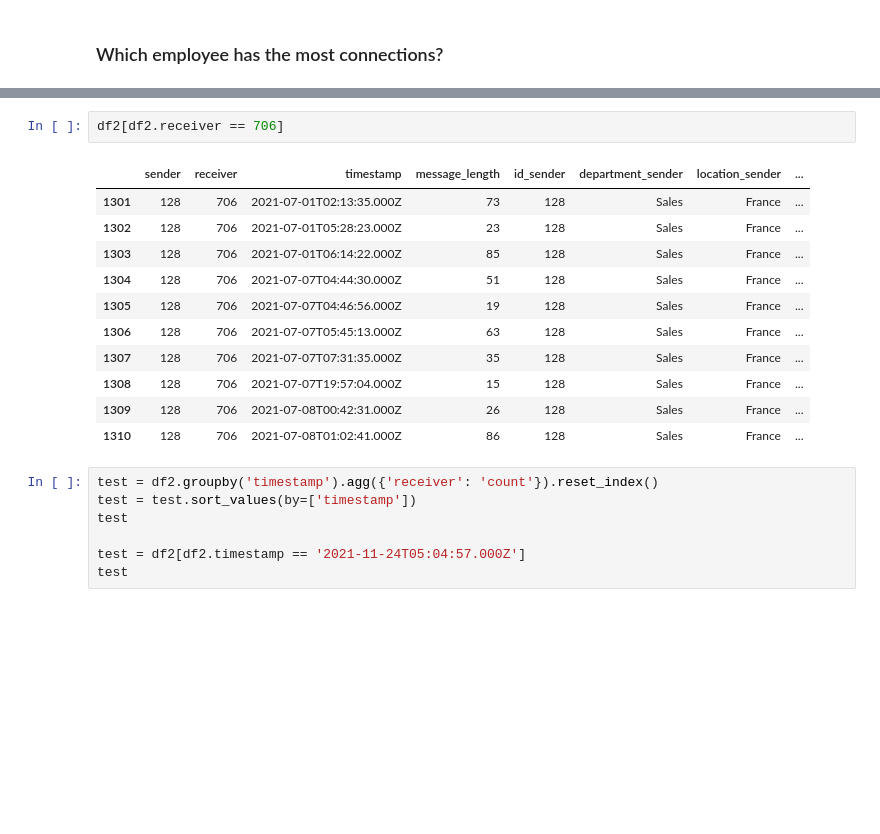
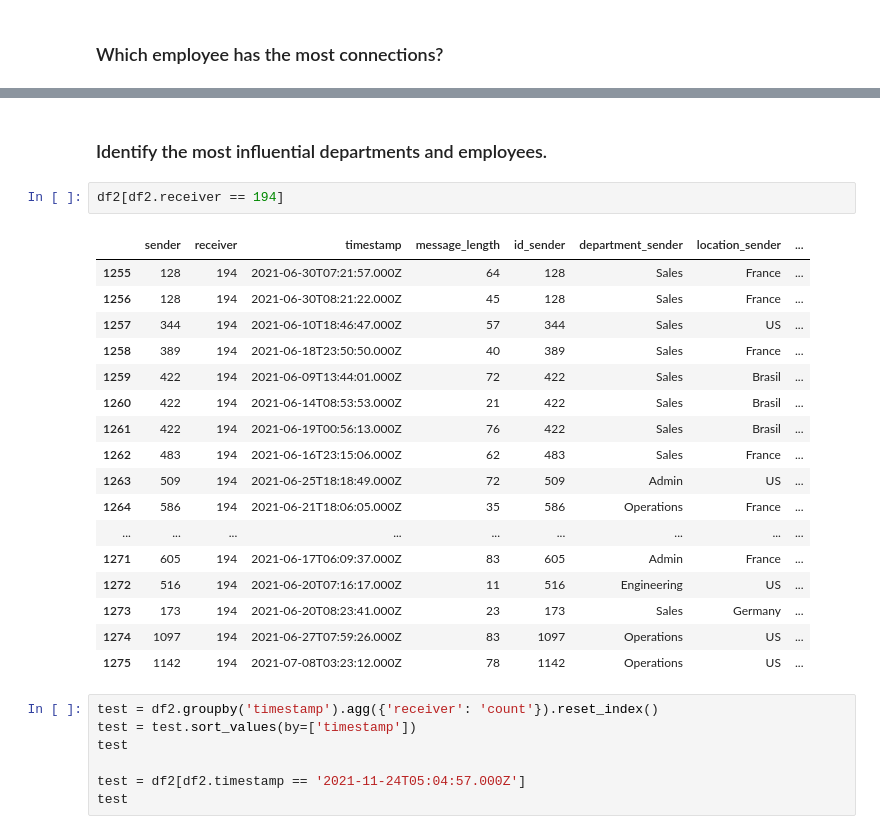
Before and after one commit to nicholastangyx/Datacamp-Competition-Employee-Network-Analysis-, a Jupyter notebook: Analysis.ipynb, the cells around one changed output, grey strips where cells are left out. Saved outputs shown, nothing was run; the diff lists cells and outputs as text; blank space fills up the shorter version.

```diff
--- a/Analysis.ipynb
+++ b/Analysis.ipynb
@@ -239,17 +250,25 @@ fig.show()
+# %% [markdown]
+### Identify the most influential departments and employees.
 # %%
-df2[df2.receiver == 706]
+df2[df2.receiver == 194]
 # %% [output]
 |  | sender | receiver | timestamp | message_length | id_sender | department_sender | location_sender | ... |
-| 1301 | 128 | 706 | 2021-07-01T02:13:35.000Z | 73 | 128 | Sales | France | ... |
-| 1302 | 128 | 706 | 2021-07-01T05:28:23.000Z | 23 | 128 | Sales | France | ... |
-| 1303 | 128 | 706 | 2021-07-01T06:14:22.000Z | 85 | 128 | Sales | France | ... |
-| 1304 | 128 | 706 | 2021-07-07T04:44:30.000Z | 51 | 128 | Sales | France | ... |
-| 1305 | 128 | 706 | 2021-07-07T04:46:56.000Z | 19 | 128 | Sales | France | ... |
-| 1306 | 128 | 706 | 2021-07-07T05:45:13.000Z | 63 | 128 | Sales | France | ... |
-| 1307 | 128 | 706 | 2021-07-07T07:31:35.000Z | 35 | 128 | Sales | France | ... |
-| 1308 | 128 | 706 | 2021-07-07T19:57:04.000Z | 15 | 128 | Sales | France | ... |
-| 1309 | 128 | 706 | 2021-07-08T00:42:31.000Z | 26 | 128 | Sales | France | ... |
-| 1310 | 128 | 706 | 2021-07-08T01:02:41.000Z | 86 | 128 | Sales | France | ... |
+| 1255 | 128 | 194 | 2021-06-30T07:21:57.000Z | 64 | 128 | Sales | France | ... |
+| 1256 | 128 | 194 | 2021-06-30T08:21:22.000Z | 45 | 128 | Sales | France | ... |
+| 1257 | 344 | 194 | 2021-06-10T18:46:47.000Z | 57 | 344 | Sales | US | ... |
+| 1258 | 389 | 194 | 2021-06-18T23:50:50.000Z | 40 | 389 | Sales | France | ... |
+| 1259 | 422 | 194 | 2021-06-09T13:44:01.000Z | 72 | 422 | Sales | Brasil | ... |
+| 1260 | 422 | 194 | 2021-06-14T08:53:53.000Z | 21 | 422 | Sales | Brasil | ... |
+| 1261 | 422 | 194 | 2021-06-19T00:56:13.000Z | 76 | 422 | Sales | Brasil | ... |
+| 1262 | 483 | 194 | 2021-06-16T23:15:06.000Z | 62 | 483 | Sales | France | ... |
+| 1263 | 509 | 194 | 2021-06-25T18:18:49.000Z | 72 | 509 | Admin | US | ... |
+| 1264 | 586 | 194 | 2021-06-21T18:06:05.000Z | 35 | 586 | Operations | France | ... |
+| ... | ... | ... | ... | ... | ... | ... | ... | ... |
+| 1271 | 605 | 194 | 2021-06-17T06:09:37.000Z | 83 | 605 | Admin | France | ... |
+| 1272 | 516 | 194 | 2021-06-20T07:16:17.000Z | 11 | 516 | Engineering | US | ... |
+| 1273 | 173 | 194 | 2021-06-20T08:23:41.000Z | 23 | 173 | Sales | Germany | ... |
+| 1274 | 1097 | 194 | 2021-06-27T07:59:26.000Z | 83 | 1097 | Operations | US | ... |
+| 1275 | 1142 | 194 | 2021-07-08T03:23:12.000Z | 78 | 1142 | Operations | US | ... |
 # %%
 test = df2.groupby('timestamp').agg({'receiver': 'count'}).reset_index()
 test = test.sort_values(by=['timestamp'])
```
Also changed, not shown: parts of 5 cells of this notebook.
